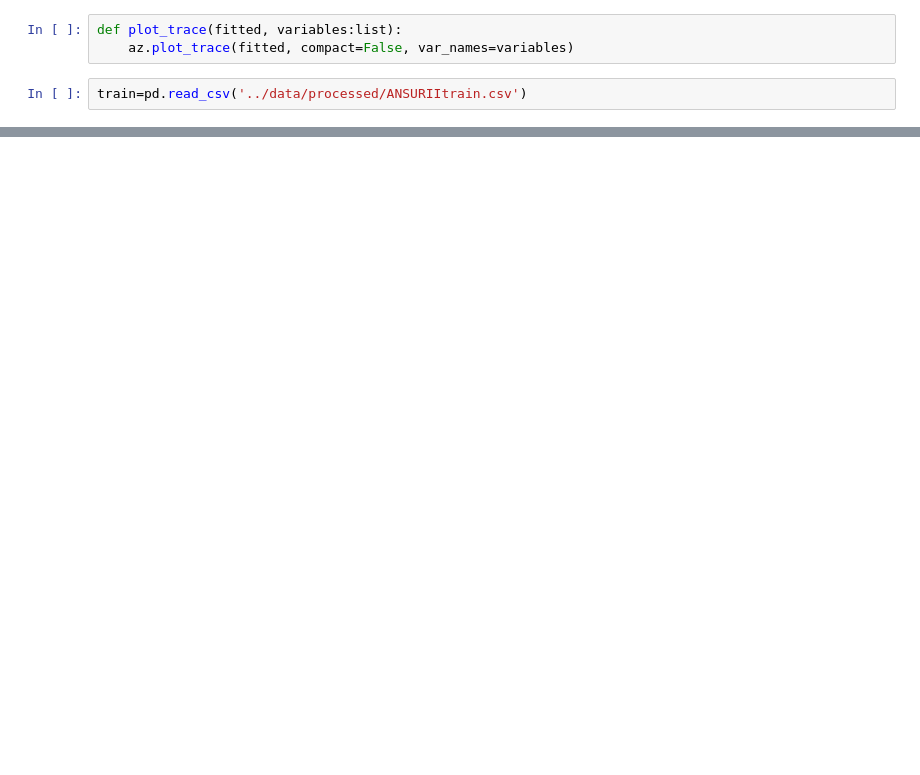
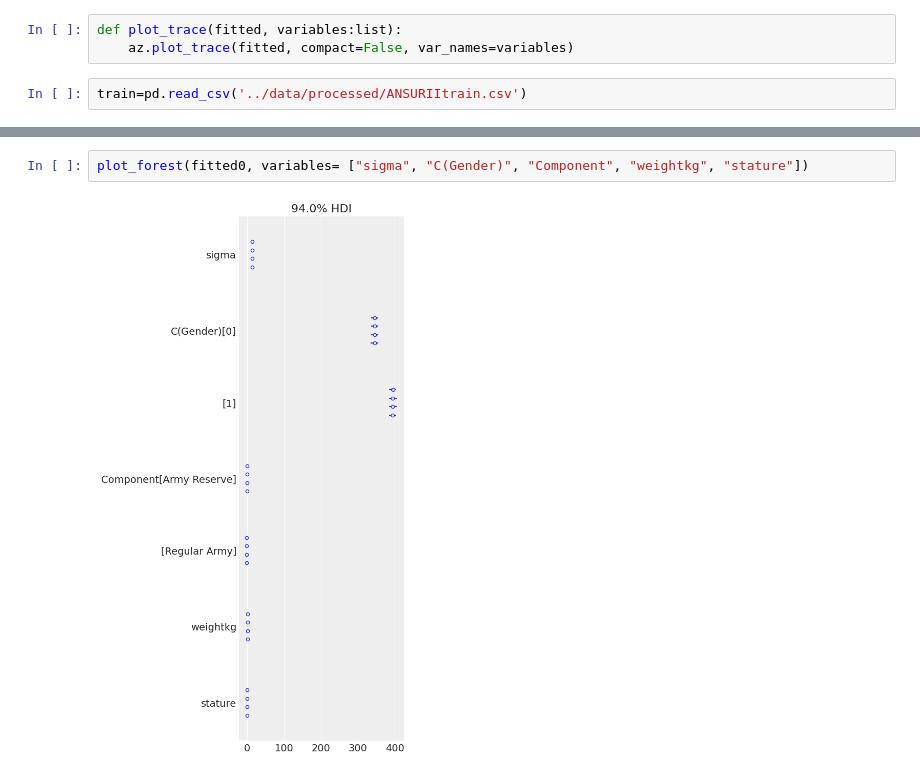
Before and after one commit to jobindjohn/anthromass, a Jupyter notebook: anthropmass/nbs/250_anthro_bambi_viz.ipynb, the cells around one changed output, grey strips where cells are left out. Drawn from its saved outputs; the diff is of its cells as text; blank space fills up the shorter version.

```diff
--- a/anthropmass/nbs/250_anthro_bambi_viz.ipynb
+++ b/anthropmass/nbs/250_anthro_bambi_viz.ipynb
@@ -36,0 +67,4 @@ plot_prior_predictive(model0)
+# %%
+plot_forest(fitted0, variables= ["sigma", "C(Gender)", "Component", "weightkg", "stature"])
+# %% [output]
+[figure, added]
```
Also changed, not shown: parts of 11 cells of this notebook, 14 other files.
